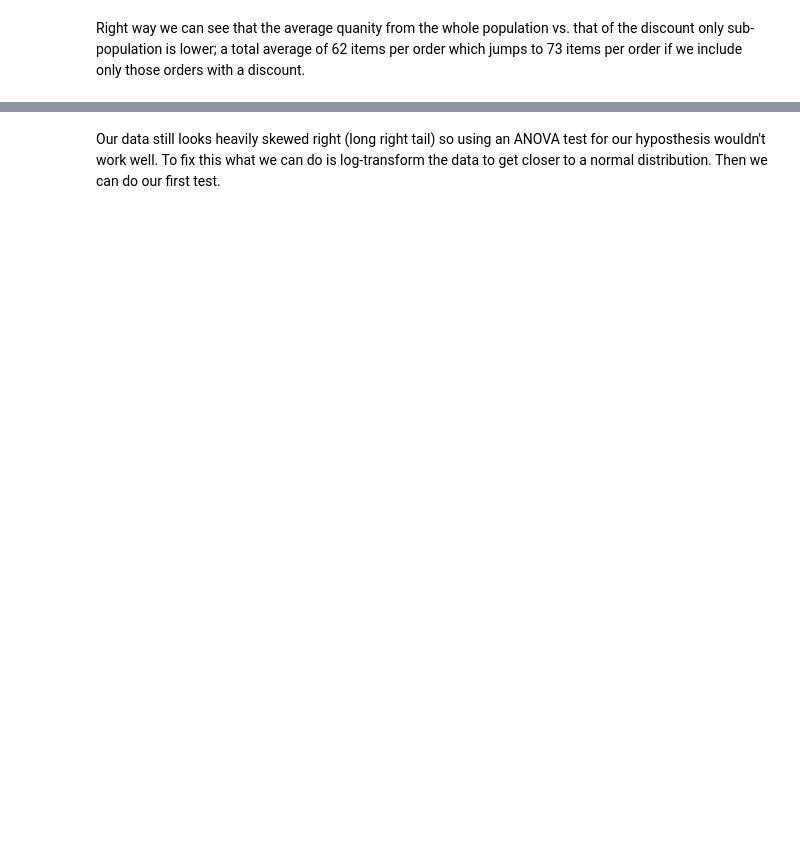
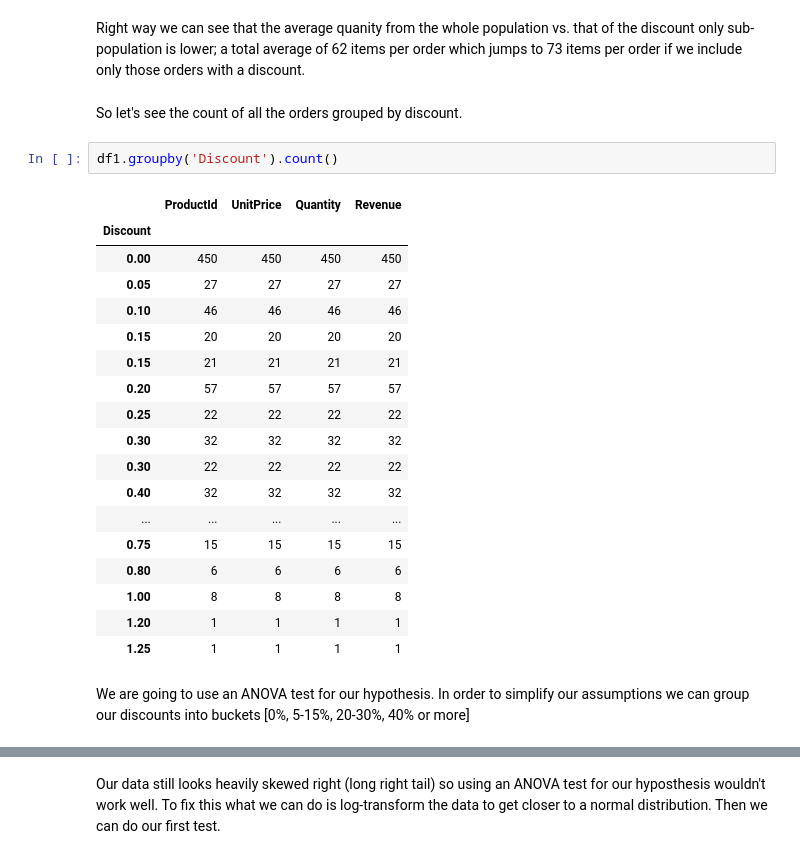
Before and after one commit to MissAle17/dsc-2-final-project-online-ds-sp-000, a Jupyter notebook: Mod2_Project_v2.ipynb, the cells around one changed output, grey strips where cells are left out. Cells and saved outputs as stored; diff of their text form; blank space fills up the shorter version.

```diff
--- a/Mod2_Project_v2.ipynb
+++ b/Mod2_Project_v2.ipynb
@@ -153,5 +152,30 @@ disc_df1.describe()
 # %% [markdown]
 Right way we can see that the average quanity from the whole population vs. that of the discount only sub-population is lower; a total average of 62 items per order which jumps to 73 items per order if we include only those orders with a discount.
+# %% [markdown]
+So let's see the count of all the orders grouped by discount.
+# %%
+df1.groupby('Discount').count()
+# %% [output]
+|  | ProductId | UnitPrice | Quantity | Revenue |
+| Discount |  |  |  |  |
+| 0.00 | 450 | 450 | 450 | 450 |
+| 0.05 | 27 | 27 | 27 | 27 |
+| 0.10 | 46 | 46 | 46 | 46 |
+| 0.15 | 20 | 20 | 20 | 20 |
+| 0.15 | 21 | 21 | 21 | 21 |
+| 0.20 | 57 | 57 | 57 | 57 |
+| 0.25 | 22 | 22 | 22 | 22 |
+| 0.30 | 32 | 32 | 32 | 32 |
+| 0.30 | 22 | 22 | 22 | 22 |
+| 0.40 | 32 | 32 | 32 | 32 |
+| ... | ... | ... | ... | ... |
+| 0.75 | 15 | 15 | 15 | 15 |
+| 0.80 | 6 | 6 | 6 | 6 |
+| 1.00 | 8 | 8 | 8 | 8 |
+| 1.20 | 1 | 1 | 1 | 1 |
+| 1.25 | 1 | 1 | 1 | 1 |
+# %% [markdown]
+We are going to use an ANOVA test for our hypothesis.  In order to simplify our assumptions we can group our discounts into buckets [0%, 5-15%, 20-30%, 40% or more]
 # %%
 #looking at the new plot - this is for infromation gathering, we will be operating on our original dataframe
 ax2 = sns.distplot(disc_df1.Quantity, bins=25, hist=True, color = 'green')
```
Also changed, not shown: parts of 9 cells of this notebook.
